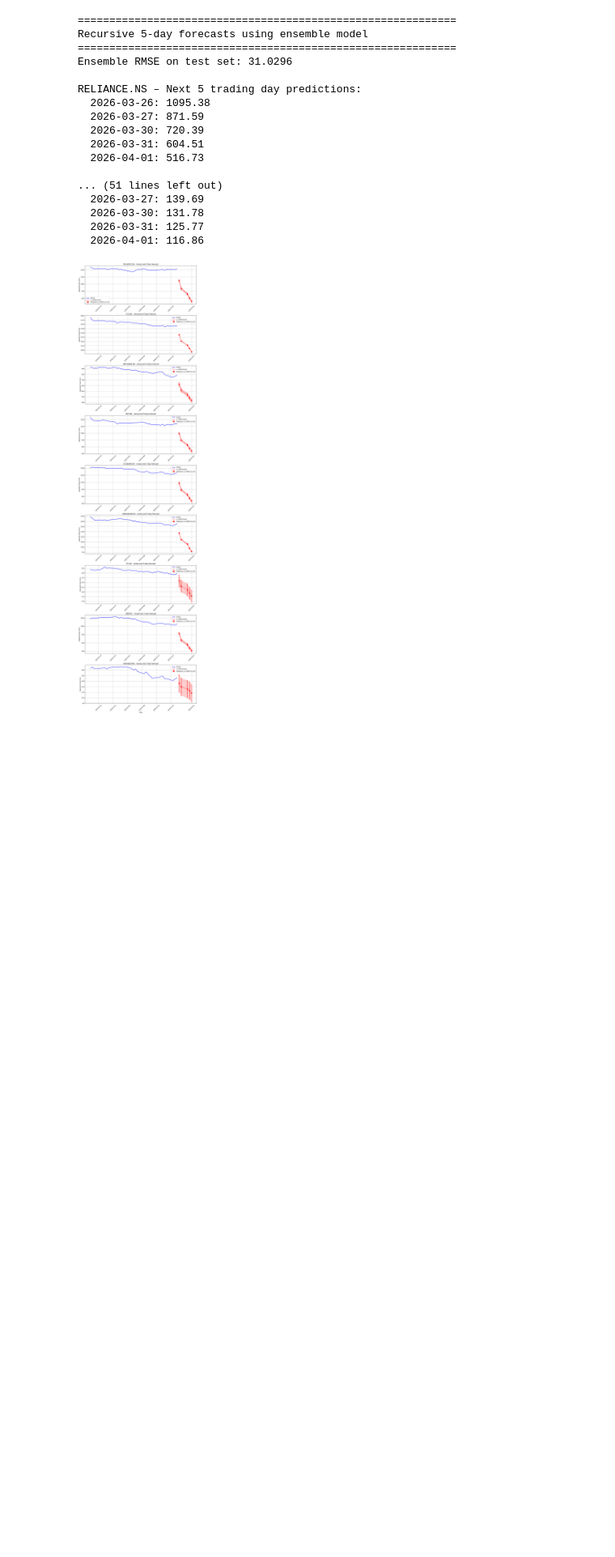
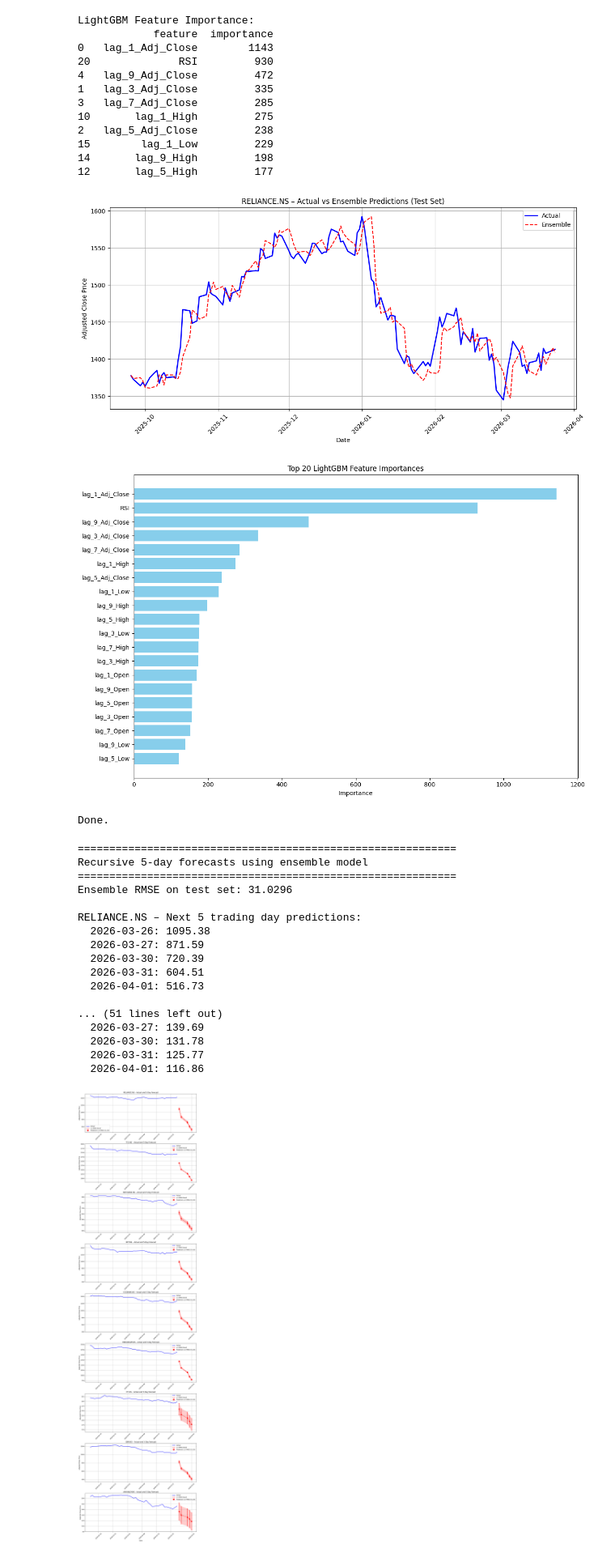
Before and after one commit to Akshu2827/Forecasting-stock-prices, a Jupyter notebook: demo.ipynb, the cells around one changed output. Shown at 81% size. Saved outputs shown, nothing was run; the diff lists cells and outputs as text; code cells hidden in the pictures; blank space fills up the shorter version.

Commit message:
update with feature importance

```diff
--- a/demo.ipynb
+++ b/demo.ipynb
@@ -243,4 +245,66 @@ Test dates: 2025-09-25T00:00:00.000000000 to 2026-03-24T00:00:00.000000000
 Done.
+# %%
+# ==============================
+# 9. Feature importance (LightGBM)
+# ==============================
+lgb_feature_imp = pd.DataFrame({
+    'feature': X_train_lgb.columns,
+    'importance': lgb_model.feature_importance()
+}).sort_values('importance', ascending=False)
+
+print("\nLightGBM Feature Importance:")
+print(lgb_feature_imp.head(10))
+
+# ==============================
+# 10. Visualize predictions (optional)
+# ==============================
+sample_ticker = TICKERS[0]
+test_ticker_mask = df_long.loc[test_mask, 'Ticker'] == sample_ticker
+if test_ticker_mask.any():
+    plt.figure(figsize=(12, 6))
+    y_test_ticker = y_test[test_ticker_mask].values
+    dates_ticker = df_long.loc[test_mask, 'Date'][test_ticker_mask].values
+
+    plt.plot(dates_ticker, y_test_ticker, label='Actual', color='blue', linewidth=2)
+    plt.plot(dates_ticker, y_pred_ensemble[test_ticker_mask], label='Ensemble', linestyle='--', color='red')
+    plt.title(f'{sample_ticker} – Actual vs Ensemble Predictions (Test Set)')
+    plt.xlabel('Date')
+    plt.ylabel('Adjusted Close Price')
+    plt.legend()
+    plt.grid(True)
+    plt.xticks(rotation=45)
+    plt.tight_layout()
+    plt.show()
+
+# ==============================
+# 11. Visualize feature importance
+# ==============================
+plt.figure(figsize=(12, 8))
+top_features = lgb_feature_imp.head(20)
+plt.barh(top_features['feature'], top_features['importance'], color='skyblue')
+plt.xlabel('Importance')
+plt.title('Top 20 LightGBM Feature Importances')
+plt.gca().invert_yaxis()  # Show highest importance at the top
+plt.tight_layout()
+plt.show()
+
+print("\nDone.")
+# %% [output]
+LightGBM Feature Importance:
+            feature  importance
+0   lag_1_Adj_Close        1143
+20              RSI         930
+4   lag_9_Adj_Close         472
+1   lag_3_Adj_Close         335
+3   lag_7_Adj_Close         285
+10       lag_1_High         275
+2   lag_5_Adj_Close         238
+15        lag_1_Low         229
+14       lag_9_High         198
+12       lag_5_High         177
+[figure, added]
+[figure, added]
+Done.
 # %%
 # ==============================
 # 11. Recursive forecasting for next 5 days for each stock
```
Also changed, not shown: parts of 1 cell of this notebook.
